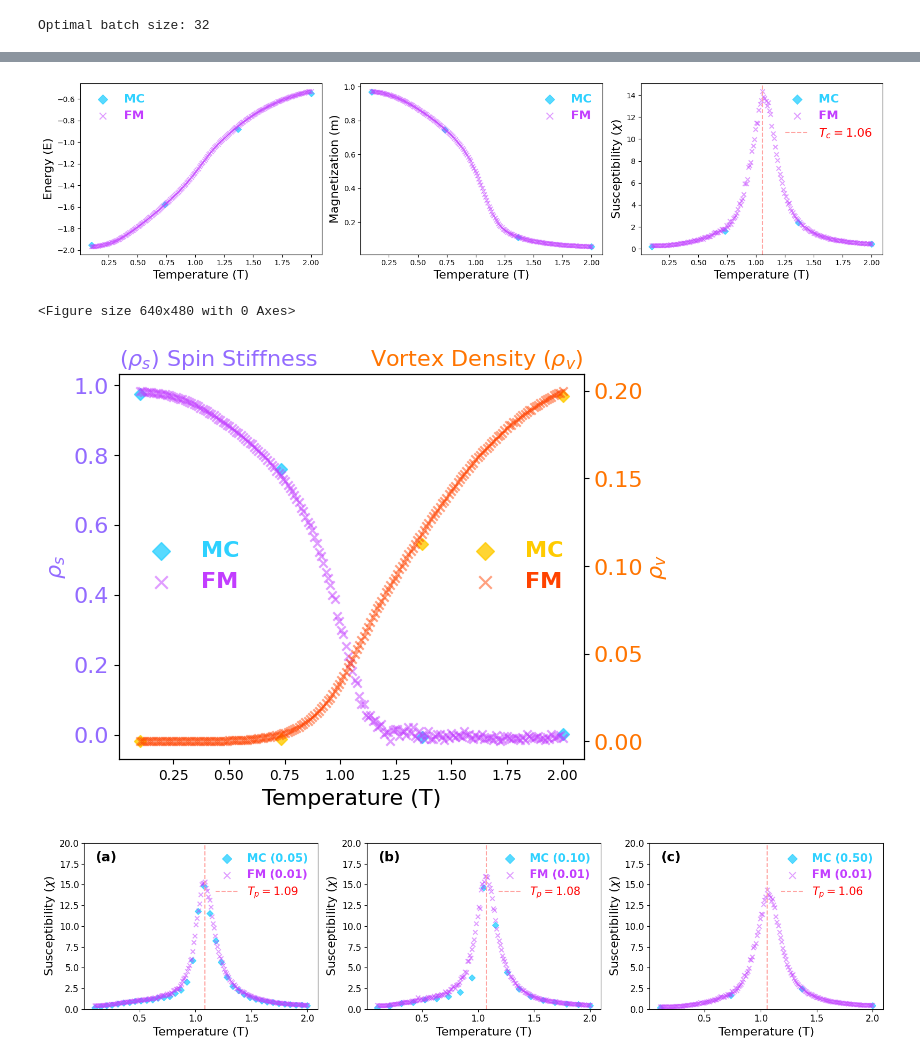
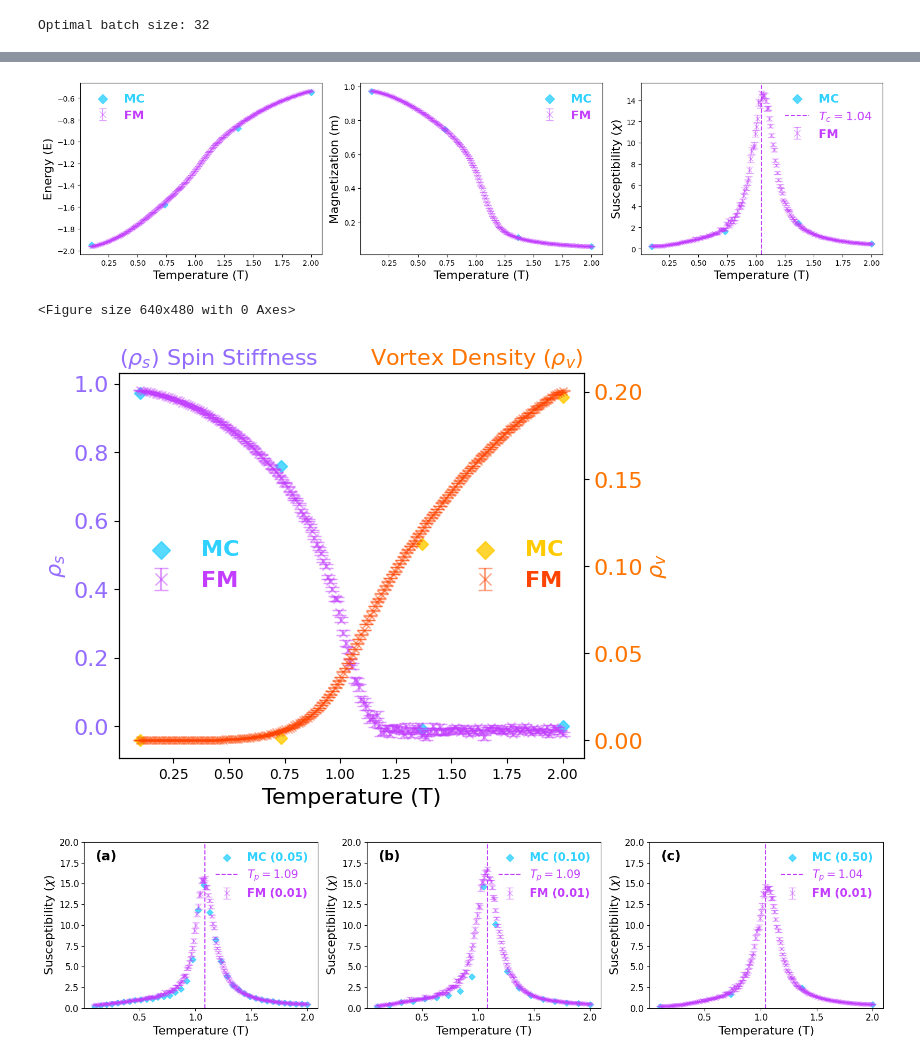
Before and after one commit to ToelUl/Flow-to-Field, a Jupyter notebook: increase_sample_density_lab.ipynb, the cells around one changed output, grey strips where cells are left out. Cells and saved outputs as stored; diff of their text form; code cells hidden in the pictures.

Commit message:
add error bar

```diff
--- a/increase_sample_density_lab.ipynb
+++ b/increase_sample_density_lab.ipynb
@@ -1627,19 +1748,22 @@ Temp_0_5 = Temp.cpu()
 
 fig, ax = plt.subplots(1, 3, figsize=(16, 4))
 ax[0].scatter(mc_temperature_0_5, mc_energy_0_5, marker='D', label='MC', color=mc_color, alpha=0.8)
-ax[0].scatter(Temp_0_5, fm_energy_0_5, marker='x', label='FM', color=fm_color, alpha=0.5)
+# ax[0].scatter(Temp_0_5, fm_energy_0_5, marker='x', label='FM', color=fm_color, alpha=0.5)
+ax[0].errorbar(Temp_0_5, fm_energy_0_5, yerr=fm_energy_0_5_err, fmt='x', capsize=5, label='FM', color=fm_color, alpha=0.5)
 ax[0].set_ylabel('Energy (E)', fontsize=16)
 # ax[0].set_title('Energy', fontsize=16)
 
 ax[1].scatter(mc_temperature_0_5, mc_magnetization_0_5, marker='D', label='MC', color=mc_color, alpha=0.8)
-ax[1].scatter(Temp_0_5, fm_magnetization_0_5, marker='x', label='FM', color=fm_color, alpha=0.5)
+# ax[1].scatter(Temp_0_5, fm_magnetization_0_5, marker='x', label='FM', color=fm_color, alpha=0.5)
+ax[1].errorbar(Temp_0_5, fm_magnetization_0_5, yerr=fm_magnetization_0_5_err, fmt='x', capsize=5, label='FM', color=fm_color, alpha=0.5)
 ax[1].set_ylabel('Magnetization (m)', fontsize=16)
 # ax[1].set_title('Magnetization', fontsize=16)
 
 ax[2].scatter(mc_temperature_0_5, mc_susceptibility_0_5, marker='D', label='MC', color=mc_color, alpha=0.8)
-ax[2].scatter(Temp_0_5, fm_susceptibility_0_5, marker='x', label='FM', color=fm_color, alpha=0.5)
+# ax[2].scatter(Temp_0_5, fm_susceptibility_0_5, marker='x', label='FM', color=fm_color, alpha=0.5)
+ax[2].errorbar(Temp_0_5, fm_susceptibility_0_5, yerr=fm_susceptibility_0_5_err, fmt='x', capsize=5, label='FM', color=fm_color, alpha=0.5)
 peak_chi_idx = fm_susceptibility_0_5.argmax()
-ax[2].axvline(Temp_0_5[peak_chi_idx], color='#FFA3A1', linestyle='--',
+ax[2].axvline(Temp_0_5[peak_chi_idx], color=fm_color, linestyle='--',
                label=f'$T_{{c}}={Temp_0_5[peak_chi_idx]:.2f}$')
 ax[2].set_ylabel(r'Susceptibility ($\chi$)', fontsize=16)
 # ax[2].set_title('Susceptibility', fontsize=16)
@@ -1648,14 +1772,14 @@ for i in range(3):
     ax[i].set_xlabel('Temperature (T)', fontsize=16)
     ax[i].legend(
         prop={'weight': 'bold', 'size': 16},
-        labelcolor=[mc_color, fm_color, 'r'],
+        labelcolor=[mc_color, fm_color, fm_color],
         markerscale=1.5,
         frameon=False
     )
 plt.tight_layout()
 plt.show()
 # %% [output]
-[figure, old version]
+[figure, new version]
 # %%
 plt.clf()
 plt.style.use('seaborn-v0_8-pastel')
@@ -1672,7 +1796,8 @@ vortex_axis_color = '#FF7400'
 
 fig, ax1 = plt.subplots(figsize=(6, 5))
 ax1.scatter(mc_temperature_0_5, mc_stiffness_0_5, marker='D', label='MC', color=mc_stiffness_color, alpha=0.8)
-ax1.scatter(Temp_0_5, fm_stiffness_0_5, marker='x', label='FM', color=fm_stiffness_color, alpha=0.5)
+# ax1.scatter(Temp_0_5, fm_stiffness_0_5, marker='x', label='FM', color=fm_stiffness_color, alpha=0.5)
+ax1.errorbar(Temp_0_5, fm_stiffness_0_5, yerr=fm_stiffness_0_5_err, fmt='x', capsize=5, label='FM', color=fm_stiffness_color, alpha=0.5)
 ax1.set_xlabel('Temperature (T)', fontsize=16)
 ax1.set_ylabel(r'$\rho_s$', fontsize=16, color=stiffness_axis_color)
 # ax1.set_ylabel(r'Spin Stiffness ($\rho_s$)', fontsize=16, color=stiffness_axis_color)
@@ -1689,7 +1814,8 @@ ax1.legend(
 
 ax2 = ax1.twinx()
 ax2.scatter(mc_temperature_0_5, mc_vortex_density_0_5, marker='D', label='MC', color=mc_vortex_density_color, alpha=0.8)
-ax2.scatter(Temp_0_5, fm_vortex_density_0_5, marker='x', label='FM', color=fm_vortex_density_color, alpha=0.5)
+# ax2.scatter(Temp_0_5, fm_vortex_density_0_5, marker='x', label='FM', color=fm_vortex_density_color, alpha=0.5)
+ax2.errorbar(Temp_0_5, fm_vortex_density_0_5, yerr=fm_vortex_density_0_5_err, fmt='x', capsize=5, label='FM', color=fm_vortex_density_color, alpha=0.5)
 ax2.set_ylabel(r'$\rho_v$', fontsize=16, color=vortex_axis_color)
 # ax2.set_ylabel(r'Vortex Density ($\rho_v$)', fontsize=16, color=vortex_axis_color)
 ax2.set_title(r'Vortex Density ($\rho_v$)', fontsize=16, color=vortex_axis_color, loc='right')
@@ -1706,7 +1832,7 @@ ax2.legend(
 plt.show()
 # %% [output]
 <Figure size 640x480 with 0 Axes>
-[figure, old version]
+[figure, new version]
 # %%
 trash.append(sampler_xy)
 trash.append(xy_spin_config_0_5)
@@ -1716,47 +1842,51 @@ trash = []
 fig, ax = plt.subplots(1, 3, figsize=(16, 4))
 
 ax[0].scatter(mc_temperature_0_05, mc_susceptibility_0_05, marker='D', label='MC (0.05)', color=mc_color, alpha=0.8)
-ax[0].scatter(Temp_0_05, fm_susceptibility_0_05, marker='x', label='FM (0.01)', color=fm_color, alpha=0.5)
+# ax[0].scatter(Temp_0_05, fm_susceptibility_0_05, marker='x', label='FM (0.01)', color=fm_color, alpha=0.5)
+ax[0].errorbar(Temp_0_05, fm_susceptibility_0_05, yerr=fm_susceptibility_0_05_err, fmt='x', capsize=5, label='FM (0.01)', color=fm_color, alpha=0.5)
 peak_chi_idx = fm_susceptibility_0_05.argmax()
-ax[0].axvline(Temp_0_05[peak_chi_idx], color='#FFA3A1', linestyle='--',
+ax[0].axvline(Temp_0_05[peak_chi_idx], color=fm_color, linestyle='--',
                label=f'$T_{{p}}={Temp_0_05[peak_chi_idx]:.2f}$')
 ax[0].set_ylabel(r'Susceptibility ($\chi$)', fontsize=16)
 ax[0].tick_params(axis='both', which='major', labelsize=12)
 ax[0].set_ylim(0, 20)
 ax[0].text(0.05, 0.95, '(a)', transform=ax[0].transAxes,
          fontsize=18, fontweight='bold', va='top')
 
 ax[1].scatter(mc_temperature_0_1, mc_susceptibility_0_1, marker='D', label='MC (0.10)', color=mc_color, alpha=0.8)
-ax[1].scatter(Temp_0_1, fm_susceptibility_0_1, marker='x', label='FM (0.01)', color=fm_color, alpha=0.5)
+# ax[1].scatter(Temp_0_1, fm_susceptibility_0_1, marker='x', label='FM (0.01)', color=fm_color, alpha=0.5)
+ax[1].errorbar(Temp_0_1, fm_susceptibility_0_1, yerr=fm_susceptibility_0_1_err, fmt='x', capsize=5, label='FM (0.01)', color=fm_color, alpha=0.5)
 peak_chi_idx = fm_susceptibility_0_1.argmax()
-ax[1].axvline(Temp_0_1[peak_chi_idx], color='#FFA3A1', linestyle='--',
+ax[1].axvline(Temp_0_1[peak_chi_idx], color=fm_color, linestyle='--',
                label=f'$T_{{p}}={Temp_0_1[peak_chi_idx]:.2f}$')
 ax[1].set_ylabel(r'Susceptibility ($\chi$)', fontsize=16)
 ax[1].tick_params(axis='both', which='major', labelsize=12)
 ax[1].set_ylim(0, 20)
 ax[1].text(0.05, 0.95, '(b)', transform=ax[1].transAxes,
          fontsize=18, fontweight='bold', va='top')
 
 ax[2].scatter(mc_temperature_0_5, mc_susceptibility_0_5, marker='D', label='MC (0.50)', color=mc_color, alpha=0.8)
-ax[2].scatter(Temp_0_5, fm_susceptibility_0_5, marker='x', label='FM (0.01)', color=fm_color, alpha=0.5)
+# ax[2].scatter(Temp_0_5, fm_susceptibility_0_5, marker='x', label='FM (0.01)', color=fm_color, alpha=0.5)
+ax[2].errorbar(Temp_0_5, fm_susceptibility_0_5, yerr=fm_susceptibility_0_5_err, fmt='x', capsize=5, label='FM (0.01)', color=fm_color, alpha=0.5)
 peak_chi_idx = fm_susceptibility_0_5.argmax()
-ax[2].axvline(Temp_0_5[peak_chi_idx], color='#FFA3A1', linestyle='--',
+ax[2].axvline(Temp_0_5[peak_chi_idx], color=fm_color, linestyle='--',
                label=f'$T_{{p}}={Temp_0_5[peak_chi_idx]:.2f}$')
 ax[2].set_ylabel(r'Susceptibility ($\chi$)', fontsize=16)
 ax[2].tick_params(axis='both', which='major', labelsize=12)
 ax[2].set_ylim(0, 20)
 ax[2].text(0.05, 0.95, '(c)', transform=ax[2].transAxes,
          fontsize=18, fontweight='bold', va='top')
 
 for i in range(3):
     ax[i].set_xlabel('Temperature (T)', fontsize=16)
     ax[i].legend(
         prop={'weight': 'bold', 'size': 15},
-        labelcolor=[mc_color, fm_color, 'r'],
-        markerscale=1.5,
-        frameon=False
+        labelcolor=[mc_color, fm_color, fm_color],
+        markerscale=1.2,
+        frameon=False,
+        loc='upper right',
     )
 plt.tight_layout()
 plt.show()
 # %% [output]
-[figure, old version]
+[figure, new version]
```
Also changed, not shown: parts of 31 cells of this notebook, 2 other files.
